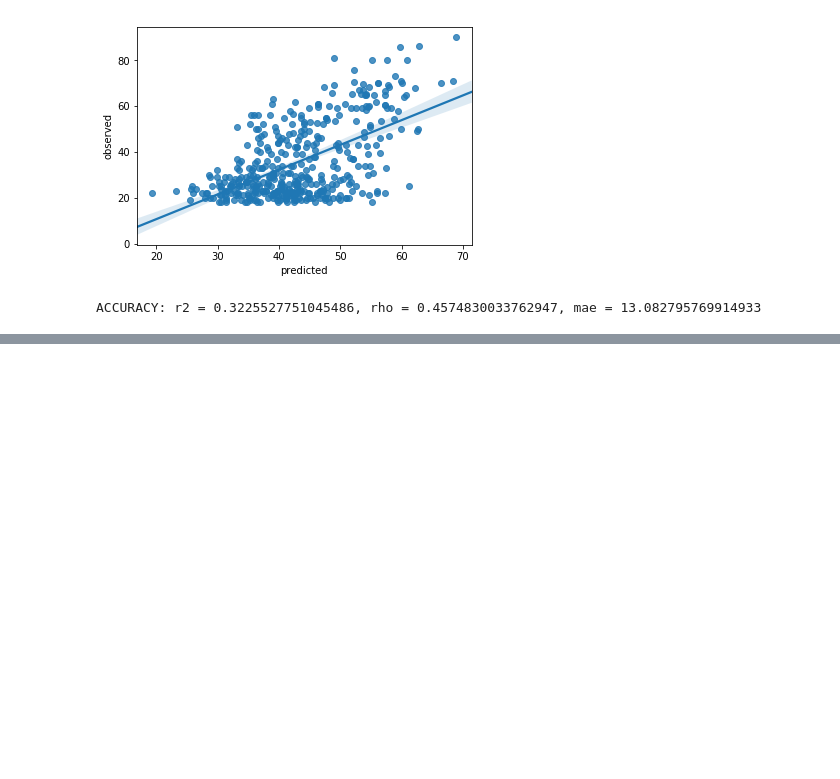
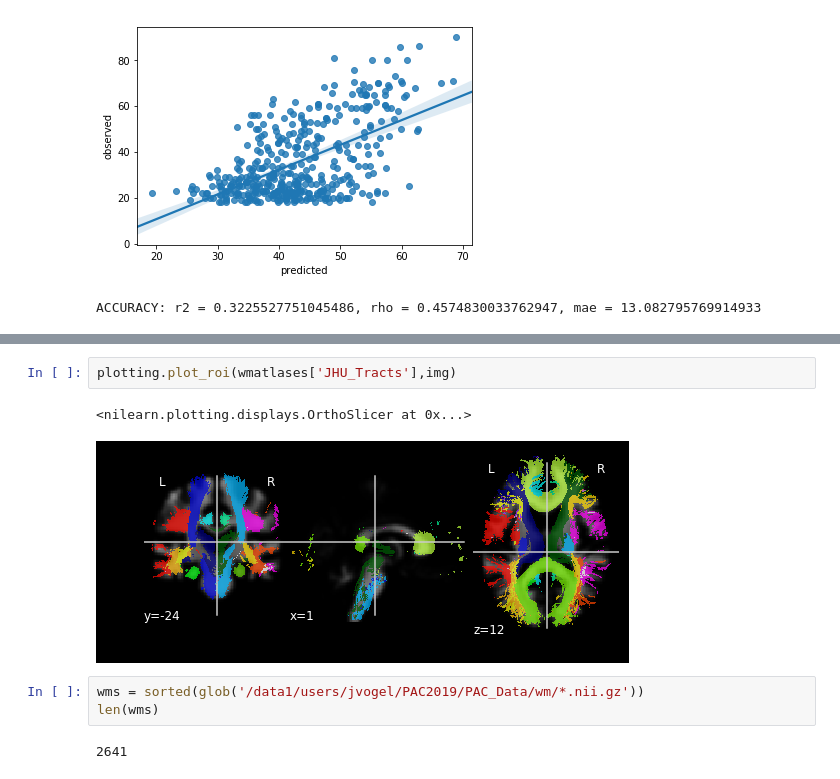
Before and after one commit to SmallHeads/PAC2019-MtRoyal_XValidators, a Jupyter notebook: Extracting_Features.ipynb, the cells around one changed output, grey strips where cells are left out. Drawn from its saved outputs; the diff is of its cells as text; blank space fills up the shorter version.

```diff
--- a/Extracting_Features.ipynb
+++ b/Extracting_Features.ipynb
@@ -394,0 +418,10 @@ ACCURACY: r2 = 0.3225527751045486, rho = 0.4574830033762947, mae = 13.0827957699
+# %%
+plotting.plot_roi(wmatlases['JHU_Tracts'],img)
+# %% [output]
+<nilearn.plotting.displays.OrthoSlicer at 0x...>
+[figure, added]
+# %%
+wms = sorted(glob('/data1/users/jvogel/PAC2019/PAC_Data/wm/*.nii.gz'))
+len(wms)
+# %% [output]
+2641
```
Also changed, not shown: parts of 13 cells of this notebook, 2 other files.
